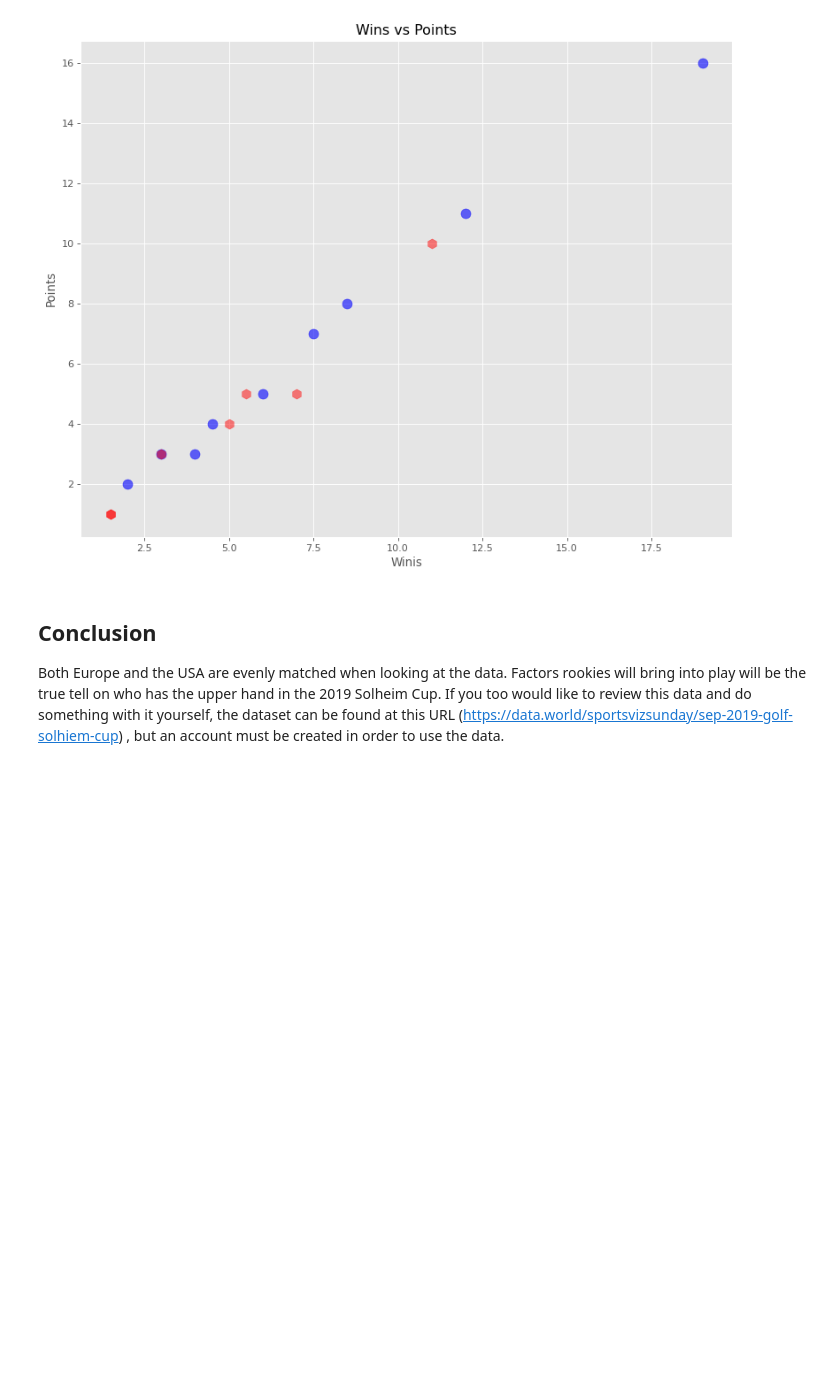
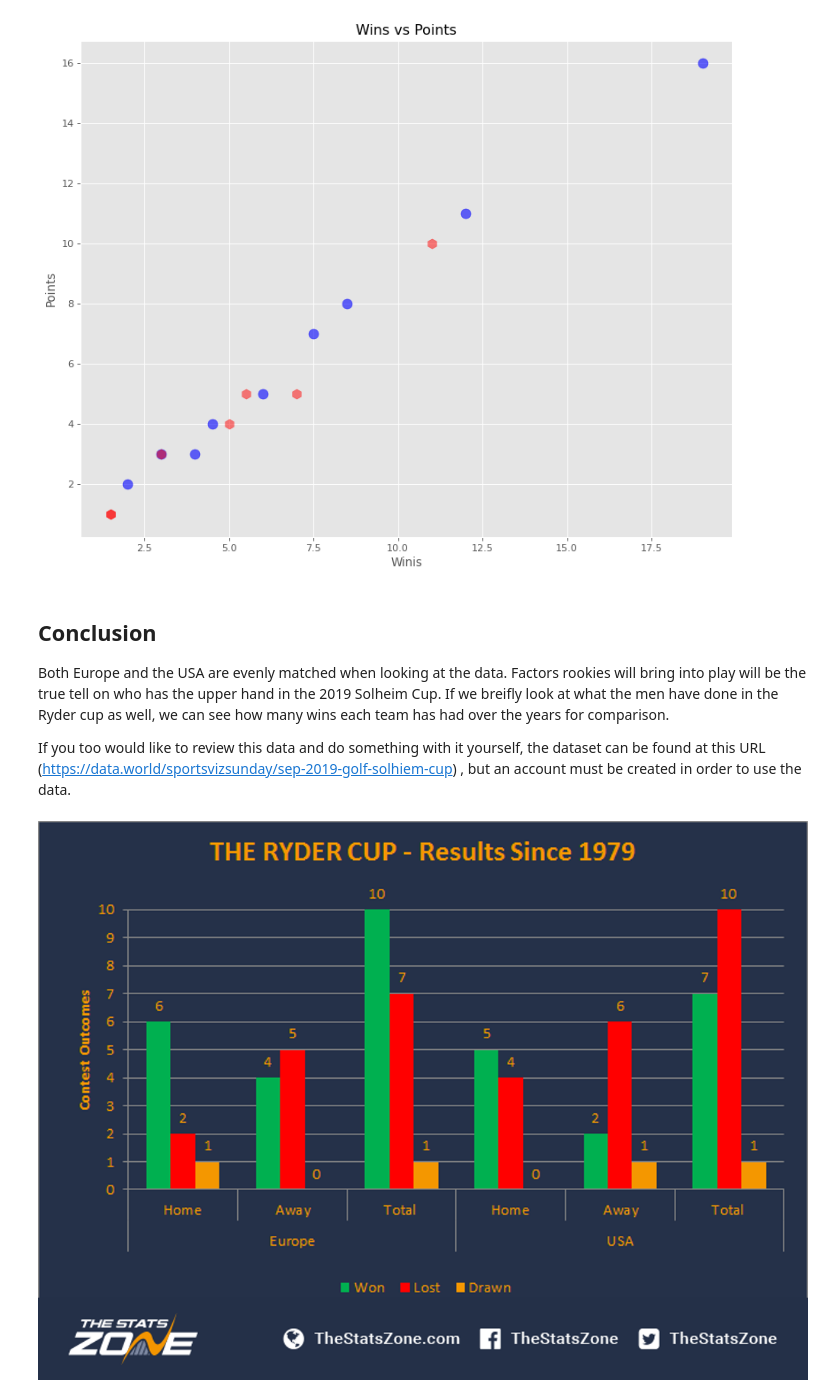
Before and after one commit to jkarty2/IS445FInal, a Jupyter notebook: Final_Part3.ipynb, the cells around one changed output. Cells and saved outputs as stored; diff of their text form; code cells hidden in the pictures; blank space fills up the shorter version.

```diff
--- a/Final_Part3.ipynb
+++ b/Final_Part3.ipynb
@@ -120,9 +121,17 @@ plt.show()
 # %% [markdown]
 ## Conclusion
 
-Both Europe and the USA are evenly matched when looking at the data. Factors rookies will bring into play will be the true tell on who has the upper hand in the 2019 Solheim Cup. If you too would like to review this data and do something with it yourself, the dataset can be found at this URL
+Both Europe and the USA are evenly matched when looking at the data. Factors rookies will bring into play will be the true tell on who has the upper hand in the 2019 Solheim Cup. If we breifly look at what the men have done in the Ryder cup as well, we can see how many wins each team has had over the years for comparison.
+
+
+If you too would like to review this data and do something with it yourself, the dataset can be found at this URL
 (https://data.world/sportsvizsunday/sep-2019-golf-solhiem-cup) , but an account must be
 created in order to use the data.
+# %%
+contextual_viz1 = Image(filename='rydercup.png')
+contextual_viz1
+# %% [output]
+[figure, added]
 # %% [markdown]
 #### Works Cited
 
```
Also changed, not shown: parts of 4 cells of this notebook.
